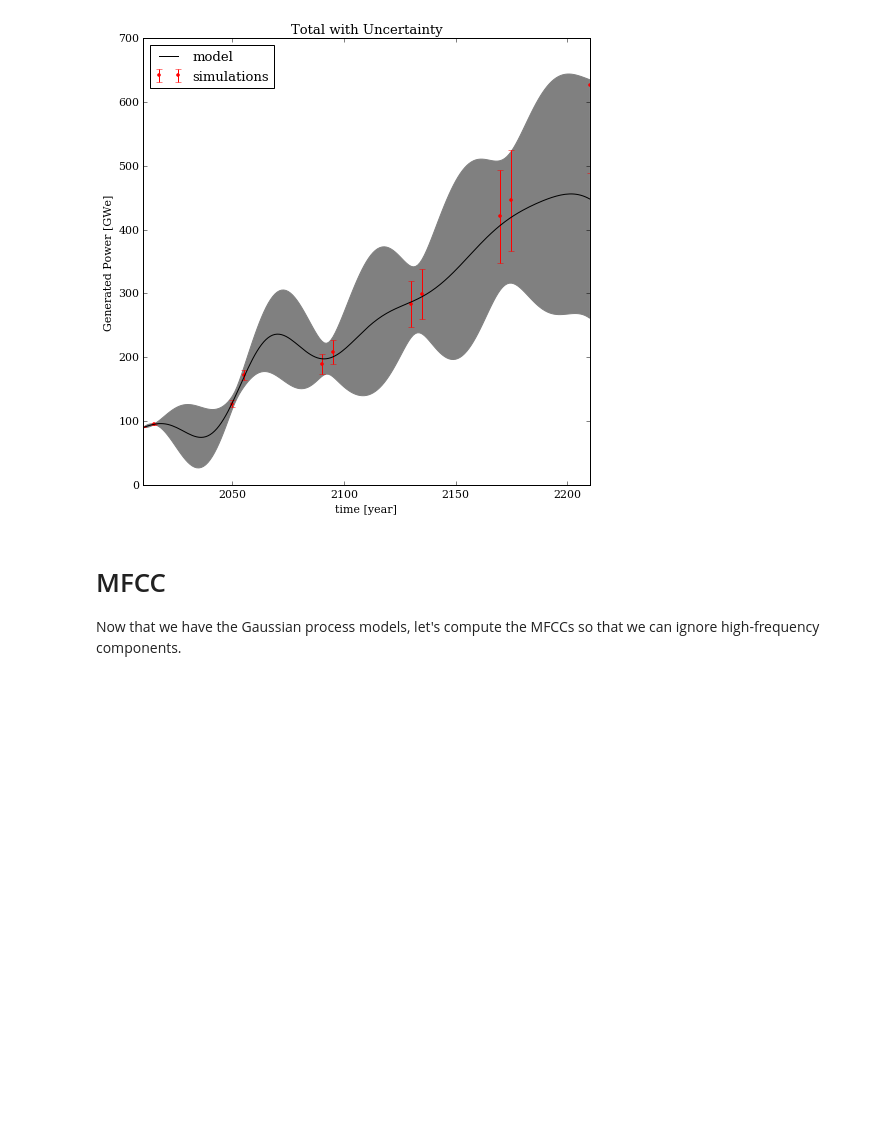
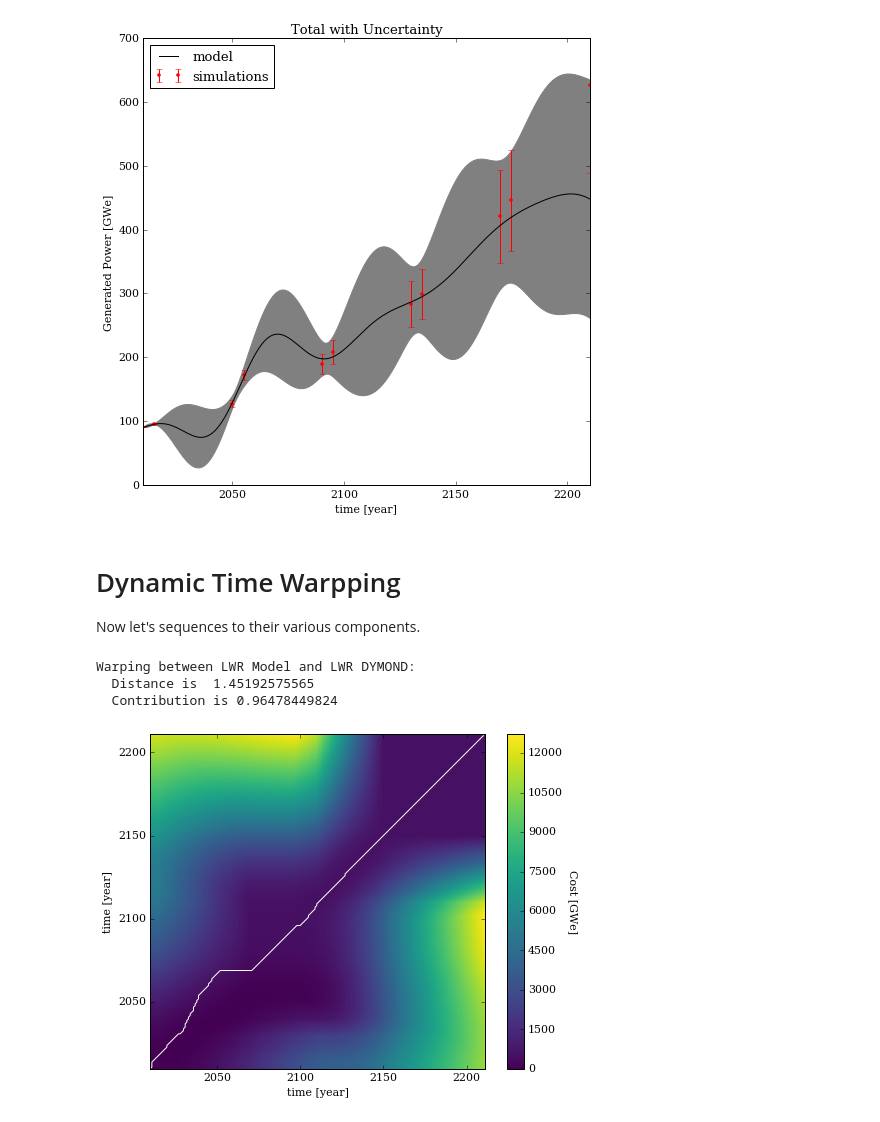
Before and after one commit to scopatz/fc-bench-method, a Jupyter notebook: methodology.ipynb, the cells around one changed output. Drawn from its saved outputs; the diff is of its cells as text; code cells hidden in the pictures; blank space fills up the shorter version.

Commit message:
more images

```diff
--- a/methodology.ipynb
+++ b/methodology.ipynb
@@ -225,7 +227,7 @@ model_plot(t_werr, gwe_werr_y, gwe_werr_yerr, t, gwe_werr_mu, gwe_werr_std,
            title='Total with Uncertainty', ymax=700)
 # %% [output]
 [figure]
-# %% [markdown]
-MFCC
-========
-Now that we have the Gaussian process models, let's compute the MFCCs so that we can ignore high-frequency components.
+# %% [markdown]
+Dynamic Time Warpping
+============
+Now let's sequences to their various components.
@@ -231,0 +236,49 @@ Now that we have the Gaussian process models, let's compute the MFCCs so that we
+# %%
+def contribution(x, dist):
+    n = len(x)
+    max_cost = dtw.l1(x, np.zeros(n)) / (2*n)
+    c = 1.0 - (dist / max_cost)
+    return c
+
+def contribution_alt(x, dist):
+    n = x.shape
+    max_cost = dtw.l1(x, np.zeros(n)) / np.sum(n)
+    c = 1.0 - (dist / max_cost)
+    return c
+
+def contribution_over_time(x, cost):
+    two_n = 2*np.arange(1, len(x)+1)
+    dists = np.diagonal(cost) / two_n
+    max_costs = np.fromiter((dtw.l1(x[:i], np.zeros(i))/two_n[i-1] for i in range(1, len(x)+1)),
+                            dtype='f8', count=len(x))
+    conts = 1.0 - (dists/max_costs)
+    return conts
+
+def display_dwt(x, dist, cost, path, xname, yname, offset=2010, vmax=None):
+    fig = plt.figure(figsize=(8, 6))
+    extent = (offset, offset+cost.shape[1], offset, offset+cost.shape[0])
+    plt.imshow(cost[::-1], cmap='viridis', extent=extent, vmin=0.0, vmax=vmax)
+    w = offset + path
+    plt.plot(w[0], w[1], 'w-')
+    plt.axis(extent)
+    cb = plt.colorbar()
+    cb.set_label('Cost [GWe]', rotation=-90, va='bottom')
+    plt.xlabel('time [year]')
+    plt.ylabel('time [year]')
+    fname = 'cost-{0}-to-{1}'.format(make_fname_safe(xname), make_fname_safe(yname))
+    plt.savefig(fname + '.png')
+    plt.savefig(fname + '.eps')
+    cont = contribution(x, dist)
+    cont_t = contribution_over_time(x, cost)
+    print('Warping between {0} and {1}:'.format(xname, yname))
+    print('  Distance is ', dist)
+    print('  Contribution is', cont)
+    return cont, cont_t
+# %%
+dist, cost, path = dtw.dtw(gwe_lwr_mu[:,np.newaxis], gwe_lwr_sim0[:,np.newaxis])
+cont, cont_t = display_dwt(gwe_lwr_mu, dist, cost, path, 'LWR Model', 'LWR DYMOND')
+# %% [output]
+Warping between LWR Model and LWR DYMOND:
+  Distance is  1.45192575565
+  Contribution is 0.96478449824
+[figure, added]
```
Also changed, not shown: parts of 35 cells of this notebook, 26 other files.
